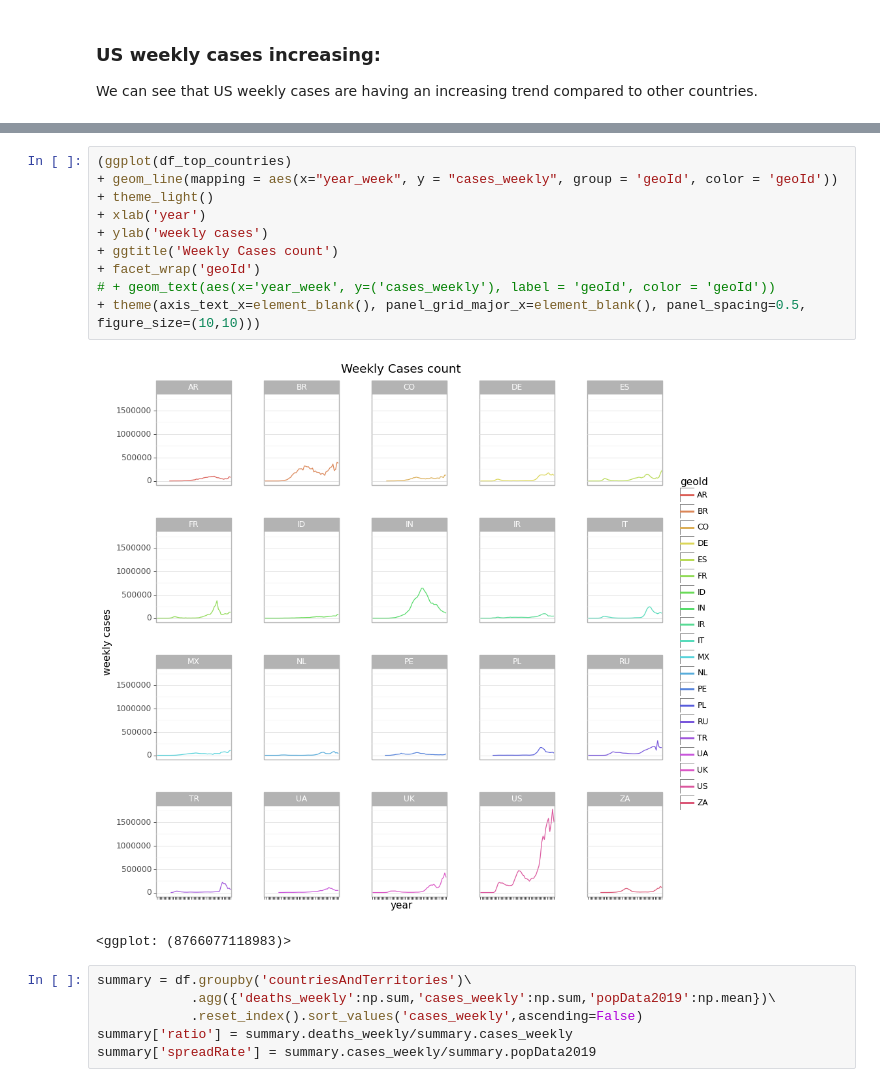
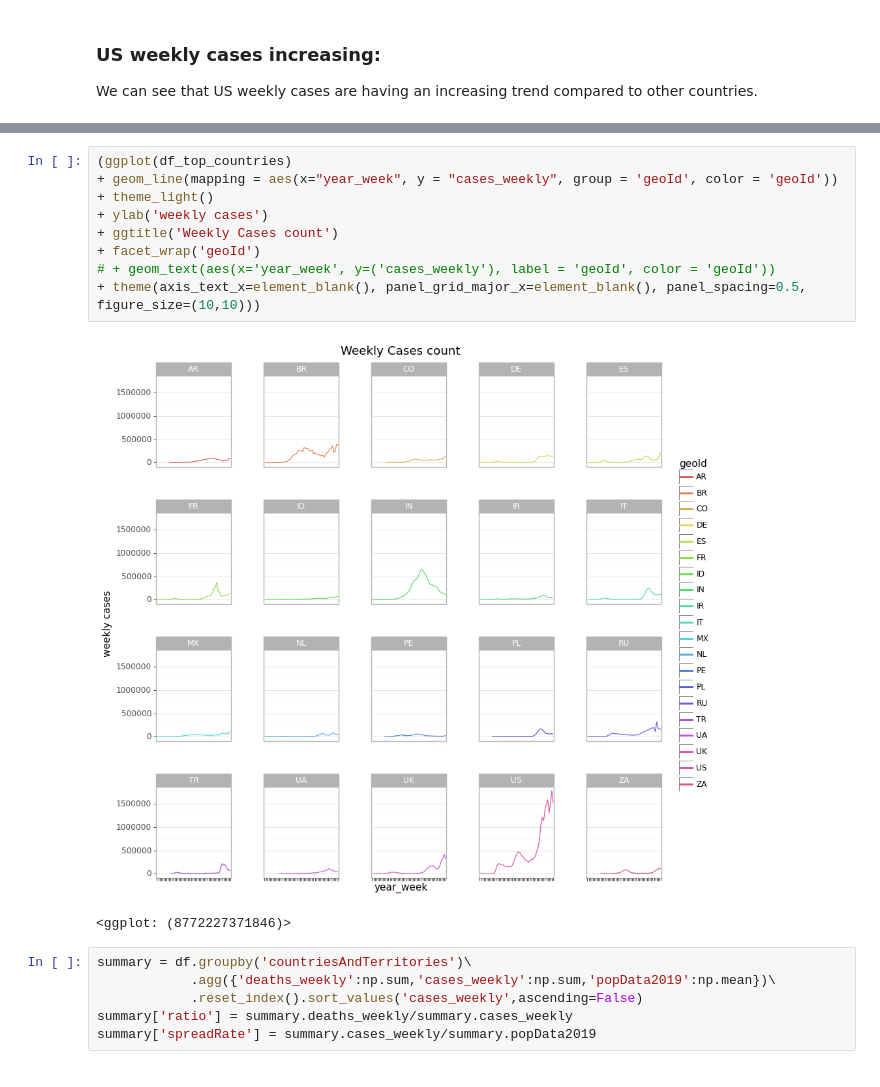
Before and after one commit to yogeshpv/DataScience, a Jupyter notebook: MSDS422_PracticalML/Assignment1/CovidAnalysis.ipynb, the cells around one changed output, grey strips where cells are left out. Drawn from its saved outputs; the diff is of its cells as text.

```diff
--- a/MSDS422_PracticalML/Assignment1/CovidAnalysis.ipynb
+++ b/MSDS422_PracticalML/Assignment1/CovidAnalysis.ipynb
@@ -105,16 +89,15 @@ We can see that US weekly cases are having an increasing trend compared to other
 # %%
 (ggplot(df_top_countries)
 + geom_line(mapping = aes(x="year_week", y = "cases_weekly", group = 'geoId', color = 'geoId'))
 + theme_light()
-+ xlab('year')
 + ylab('weekly cases')
 + ggtitle('Weekly Cases count')
 + facet_wrap('geoId')
 # + geom_text(aes(x='year_week', y=('cases_weekly'), label = 'geoId', color = 'geoId'))
 + theme(axis_text_x=element_blank(), panel_grid_major_x=element_blank(), panel_spacing=0.5, figure_size=(10,10)))
 # %% [output]
-[figure, old version]
+[figure, new version]
-<ggplot: (8766077118983)>
+<ggplot: (8772227371846)>
 # %%
 summary = df.groupby('countriesAndTerritories')\
             .agg({'deaths_weekly':np.sum,'cases_weekly':np.sum,'popData2019':np.mean})\
```
Also changed, not shown: parts of 15 cells of this notebook.
